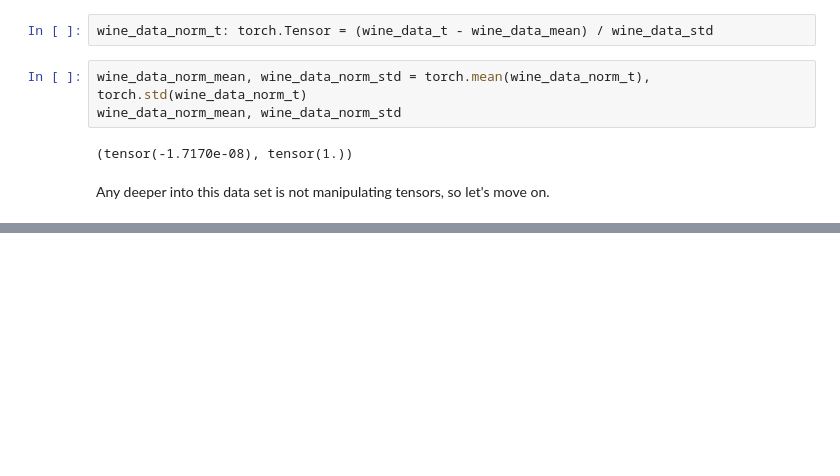
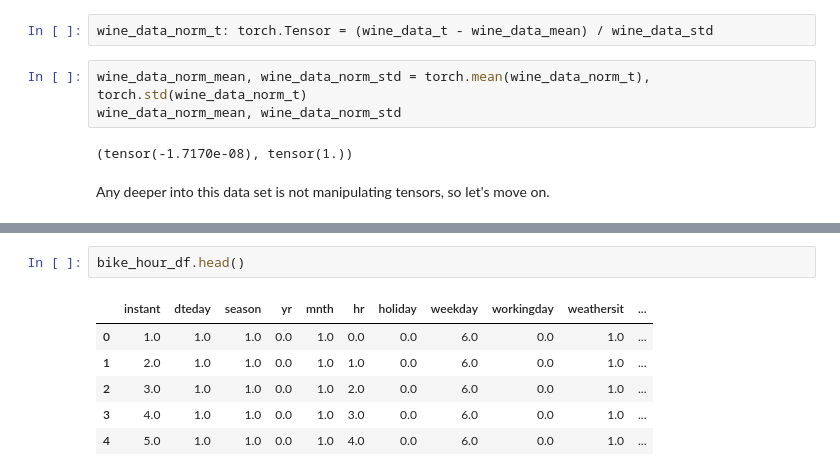
Before and after one commit to hoganman/deeplearningpytorch, a Jupyter notebook: 01-tensors-basics.ipynb, the cells around one changed output, grey strips where cells are left out. Drawn from its saved outputs; the diff is of its cells as text; blank space fills up the shorter version.

```diff
--- a/01-tensors-basics.ipynb
+++ b/01-tensors-basics.ipynb
@@ -273,0 +332,9 @@ Any deeper into this data set is not manipulating tensors, so let's move on.
+# %%
+bike_hour_df.head()
+# %% [output]
+|  | instant | dteday | season | yr | mnth | hr | holiday | weekday | workingday | weathersit | ... |
+| 0 | 1.0 | 1.0 | 1.0 | 0.0 | 1.0 | 0.0 | 0.0 | 6.0 | 0.0 | 1.0 | ... |
+| 1 | 2.0 | 1.0 | 1.0 | 0.0 | 1.0 | 1.0 | 0.0 | 6.0 | 0.0 | 1.0 | ... |
+| 2 | 3.0 | 1.0 | 1.0 | 0.0 | 1.0 | 2.0 | 0.0 | 6.0 | 0.0 | 1.0 | ... |
+| 3 | 4.0 | 1.0 | 1.0 | 0.0 | 1.0 | 3.0 | 0.0 | 6.0 | 0.0 | 1.0 | ... |
+| 4 | 5.0 | 1.0 | 1.0 | 0.0 | 1.0 | 4.0 | 0.0 | 6.0 | 0.0 | 1.0 | ... |
```
Also changed, not shown: parts of 20 cells of this notebook.
